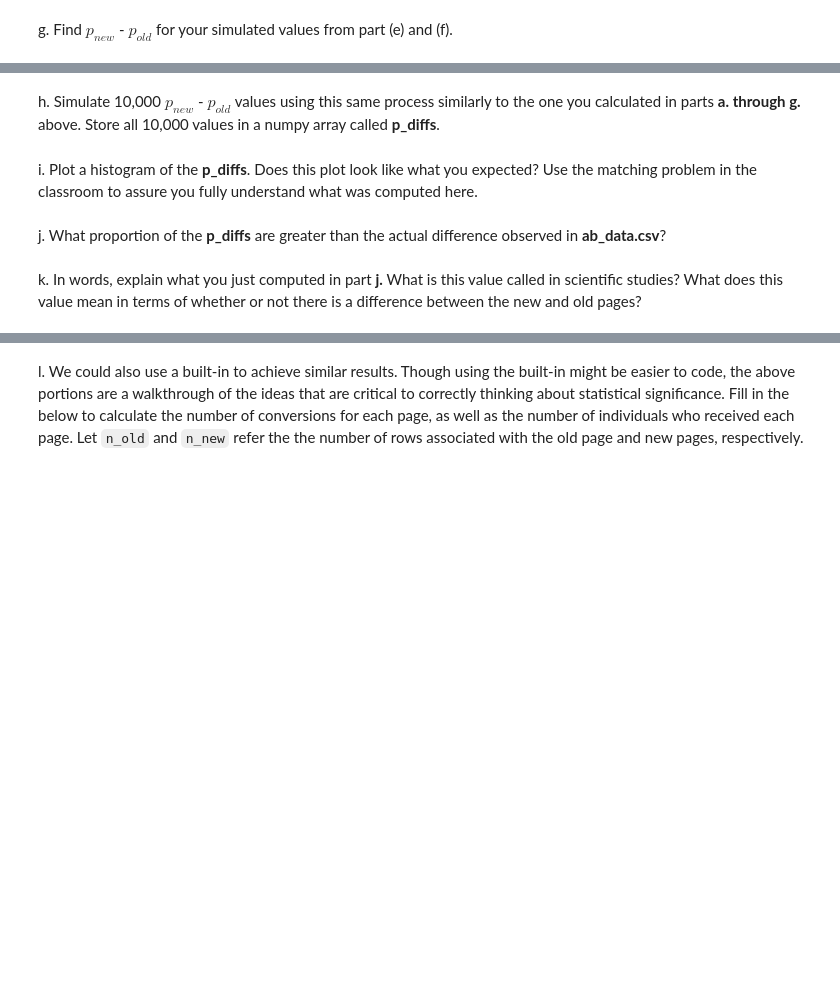
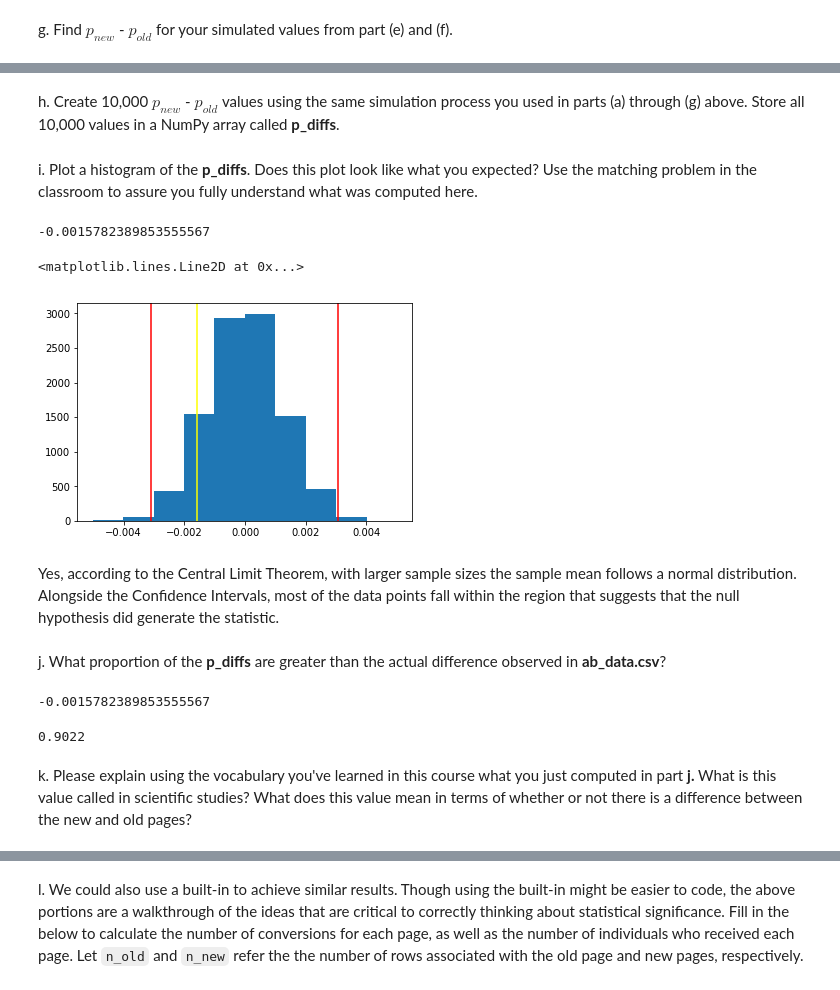
Before and after one commit to christineton/Udacity_Data_Analysis_Nanodegree, a Jupyter notebook: AnalyzeABTestResults/Analyze_ab_test_results_notebook.ipynb, the cells around one changed output, grey strips where cells are left out. Saved outputs shown, nothing was run; the diff lists cells and outputs as text; code cells hidden in the pictures; blank space fills up the shorter version.

```diff
--- a/AnalyzeABTestResults/Analyze_ab_test_results_notebook.ipynb
+++ b/AnalyzeABTestResults/Analyze_ab_test_results_notebook.ipynb
@@ -241,0 +222,3 @@ f. Simulate $n_{old}$ transactions with a convert rate of $p_{old}$ under the nu
+# %%
+old_page_converted = np.random.choice([0,1], size=n_old_user_count, p=[1-p_old, p_old])
+old_page_converted
@@ -244,8 +233,48 @@ g. Find $p_{new}$ - $p_{old}$ for your simulated values from part (e) and (f).
 # %% [markdown]
-h. Simulate 10,000 $p_{new}$ - $p_{old}$ values using this same process similarly to the one you calculated in parts **a. through g.** above.  Store all 10,000 values in a numpy array called **p_diffs**.
+h. Create 10,000 $p_{new}$ - $p_{old}$ values using the same simulation process you used in parts (a) through (g) above. Store all 10,000 values in a NumPy array called **p_diffs**.
+# %%
+p_diffs = []
+
+size = df.shape[0]
+
+for _ in range(10000):
+    bootsamp = df2.sample(size, replace = True)
+    new_page_converted = np.random.choice([0,1], n_new_user_count, p=(p_new, 1-p_new))
+    old_page_converted = np.random.choice([0,1], n_old_user_count, p=(p_old, 1-p_old))
+    p_diffs.append(new_page_converted.mean() - old_page_converted.mean())
 # %% [markdown]
 i. Plot a histogram of the **p_diffs**.  Does this plot look like what you expected?  Use the matching problem in the classroom to assure you fully understand what was computed here.
+# %%
+p_diffs = np.array(p_diffs)
+# %%
+actual_diff = df2.query('group == "treatment"')['converted'].mean() - df2.query('group == "control"')['converted'].mean()
+actual_diff
+# %% [output]
+-0.0015782389853555567
+# %%
+low, upper = np.percentile(p_diffs, 0.5), np.percentile(p_diffs,99.5)
+low, upper
+
+plt.hist(p_diffs);
+plt.axvline(x=low, color='red');
+plt.axvline(x=upper, color='red');
+plt.axvline(actual_diff, color='yellow')
+# %% [output]
+<matplotlib.lines.Line2D at 0x...>
+[figure, added]
+# %% [markdown]
+Yes, according to the Central Limit Theorem, with larger sample sizes the sample mean follows a normal distribution. Alongside the Confidence Intervals, most of the data points fall within the region that suggests that the null hypothesis did generate the statistic.
 # %% [markdown]
 j. What proportion of the **p_diffs** are greater than the actual difference observed in **ab_data.csv**?
+# %%
+actual_diff = df2.query('group == "treatment"')['converted'].mean() - df2.query('group == "control"')['converted'].mean()
+actual_diff
+# %% [output]
+-0.0015782389853555567
+# %%
+p_value = (p_diffs > actual_diff).mean()
+p_value
+# %% [output]
+0.9022
 # %% [markdown]
-k. In words, explain what you just computed in part **j.**  What is this value called in scientific studies?  What does this value mean in terms of whether or not there is a difference between the new and old pages?
+k. Please explain using the vocabulary you've learned in this course what you just computed in part **j.**  What is this value called in scientific studies?  What does this value mean in terms of whether or not there is a difference between the new and old pages?
```
Also changed, not shown: parts of 81 cells of this notebook.
